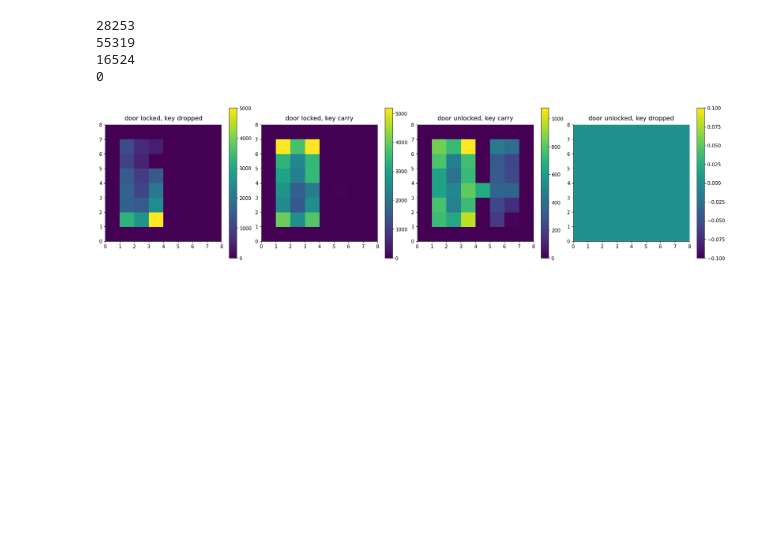
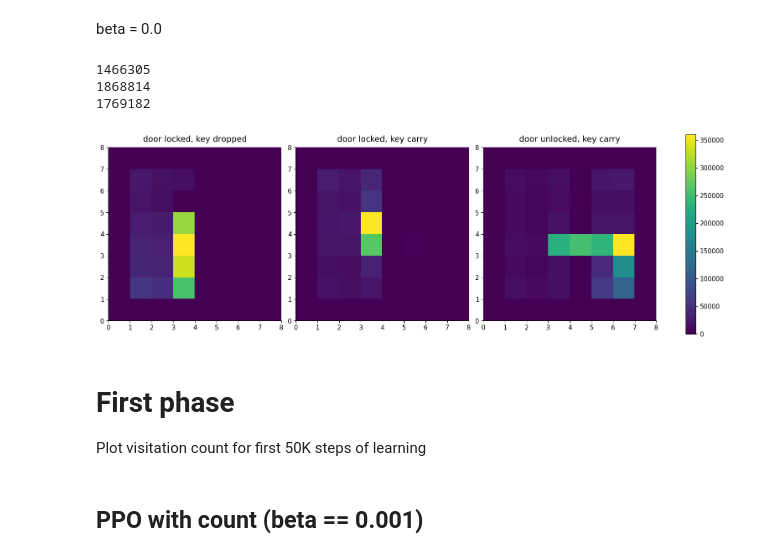
Before and after one commit to artemis79/discrete-representation-exploraion, a Jupyter notebook: discrete_mbrl/analysis/wandb/notebooks/mini_grid_model_free_pos/position.ipynb, the cells around one changed output. Cells and saved outputs as stored; diff of their text form; code cells hidden in the pictures; blank space fills up the shorter version.

Commit message:
Draw plots for visitation count with wandb

```diff
--- a/discrete_mbrl/analysis/wandb/notebooks/mini_grid_model_free_pos/position.ipynb
+++ b/discrete_mbrl/analysis/wandb/notebooks/mini_grid_model_free_pos/position.ipynb
@@ -78,3 +35,0 @@ df_nkey_door
-# %%
-df_key_door = df[df["door_unlocked"]  & df["carry_key"]]
-df_key_door
@@ -96,3 +35,0 @@ df_key_door
-# %%
-grouped = df.groupby(['carry_key', 'door_unlocked'])
-grouped = [df_nkey_ndoor, df_key_ndoor, df_key_door, df_nkey_door]
@@ -105,39 +36,78 @@ max_count = np.max(heatmap)
+# %% [markdown]
+beta = 0.0
+# %%
+def get_groups(df):
+    df_nkey_ndoor = df.loc[df["door_unlocked"] == False]
+    df_nkey_ndoor = df_nkey_ndoor.loc[df_nkey_ndoor["carry_key"] == False]
+    df_nkey_ndoor
+
+
+    df_key_ndoor = df.loc[df["door_unlocked"] == False]
+    df_key_ndoor = df_key_ndoor.loc[df_key_ndoor["carry_key"] == True]
+    df_key_ndoor
+
+    df_key_door = df.loc[df["door_unlocked"] == True]
+    df_key_door = df_key_door.loc[df_key_door["carry_key"] == True]
+    df_key_door
+
+    grouped = [df_nkey_ndoor, df_key_ndoor, df_key_door]
+
+    return grouped
 # %%
+determ_env_df = df[df['beta'] == 0.001]
+grouped = get_groups(determ_env_df)
+
+x = df['x_pos']
+y = df['y_pos']
+heatmap, xs, ys = np.histogram2d(x, y, bins=[8, 8], range=[[0, 8], [0, 8]])
+heatmap = heatmap.T
+max_count = np.max(heatmap)
+
+
 i = 0
+n_groups = 3
 fig, axes = plt.subplots(1, n_groups, figsize=(5 * n_groups, 5), constrained_layout=True)
-titles = ["door locked, key dropped", "door locked, key carry", "door unlocked, key carry", "door unlocked, key dropped"]
+titles = ["door locked, key dropped", "door locked, key carry", "door unlocked, key carry"]
 
 for group in grouped:
+    print(len(group))
     group = group[['y_pos', 'x_pos']]
     group = group.to_numpy()
 
     # Pivot the data for heatmap
     x = group[:, 1]
     y = np.abs(group[:, 0] - 7)
-    print(len(group))
     heatmap, xs, ys = np.histogram2d(x, y, bins=[8, 8], range=[[0, 8], [0, 8]])
     h = axes[i].imshow(heatmap.T, interpolation='nearest', origin='lower',
         extent=[0, 8, 0, 8])
 
     axes[i].set_title(titles[i])
-    fig.colorbar(h, ax=axes[i])
 
     i += 1
+    if i >= n_groups:
+        break
 
 
 
     # the actual x-axis and y-axis are from 0 to 19
     # we want to put 11 ticks on the axis
     # ax.set_xticks(np.linspace(0,7, 8))
     # ax.set_yticks(np.linspace(0,7, 8))
 
+fig.colorbar(h, ax=axes)
+
 plt.show()
 
 
 # Show the plot
 # %% [output]
-28253
-55319
-16524
-0
+1466305
+1868814
+1769182
-[figure, old version]
+[figure, new version]
+# %% [markdown]
+# First phase
+
+Plot visitation count for first 50K steps of learning
+# %% [markdown]
+## PPO with count (beta == 0.001)
```
Also changed, not shown: parts of 26 cells of this notebook, 2 other files.
